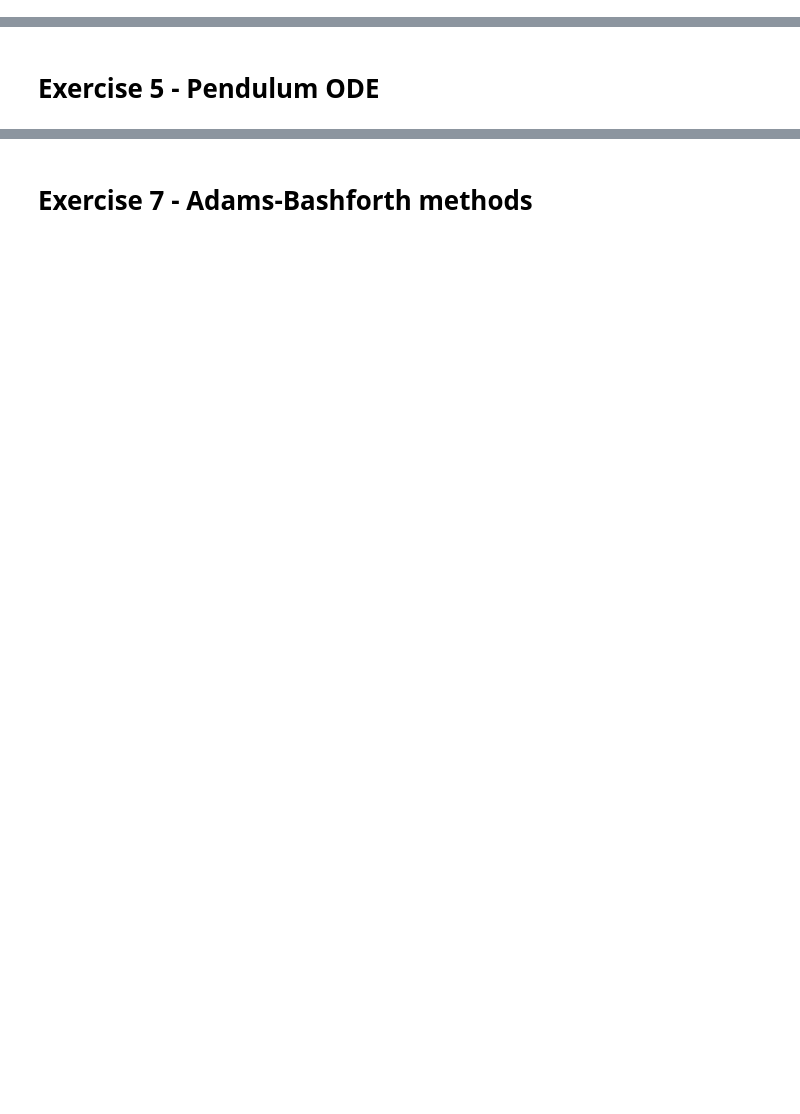
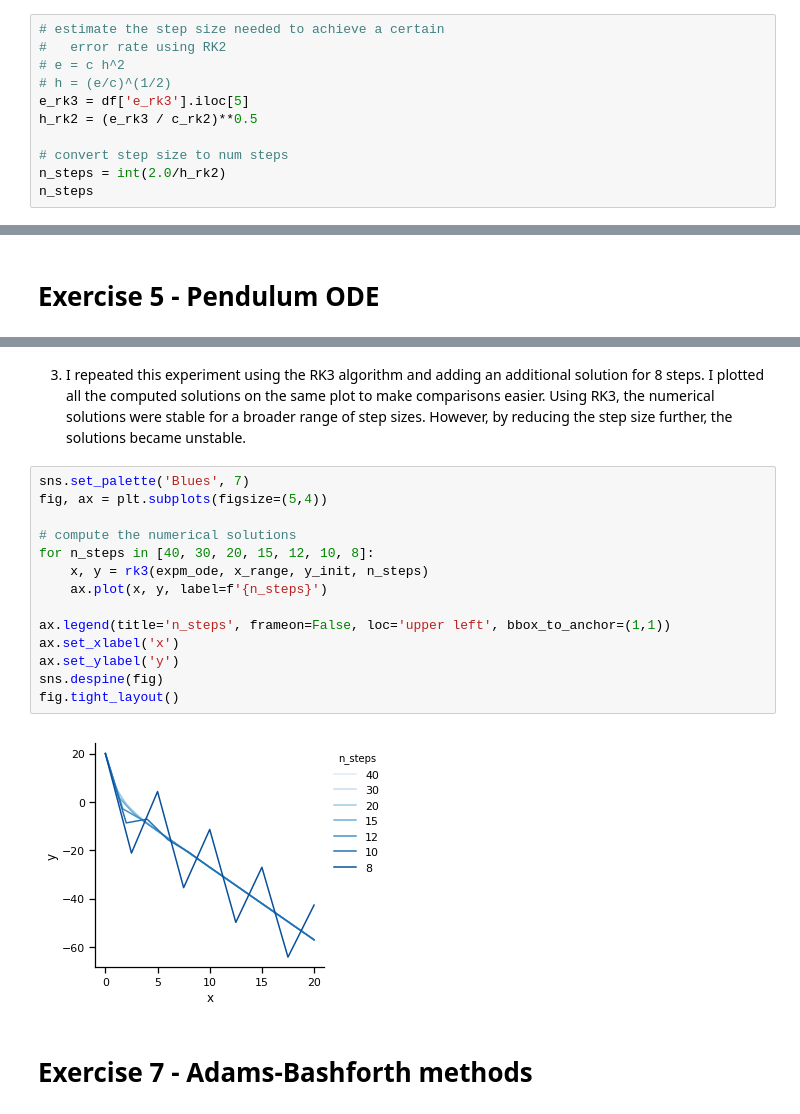
Before and after one commit to mattragoza/MATH2071, a Jupyter notebook: lab-2/explicit_ODE_methods.ipynb, the cells around one changed output, grey strips where cells are left out. Cells and saved outputs as stored; diff of their text form; blank space fills up the shorter version.

```diff
--- a/lab-2/explicit_ODE_methods.ipynb
+++ b/lab-2/explicit_ODE_methods.ipynb
@@ -422,0 +404,11 @@ df[['n_steps', 'step_size', 'e_rk2', 'e_rk3']]
+# %%
+# estimate the step size needed to achieve a certain
+#   error rate using RK2
+# e = c h^2
+# h = (e/c)^(1/2)
+e_rk3 = df['e_rk3'].iloc[5]
+h_rk2 = (e_rk3 / c_rk2)**0.5
+
+# convert step size to num steps
+n_steps = int(2.0/h_rk2)
+n_steps
@@ -454,2 +582,20 @@ array([-2.59399855])
+# %% [markdown]
+3. I repeated this experiment using the RK3 algorithm and adding an additional solution for 8 steps. I plotted all the computed solutions on the same plot to make comparisons easier. Using RK3, the numerical solutions were stable for a broader range of step sizes. However, by reducing the step size further, the solutions became unstable.
+# %%
+sns.set_palette('Blues', 7)
+fig, ax = plt.subplots(figsize=(5,4))
+
+# compute the numerical solutions
+for n_steps in [40, 30, 20, 15, 12, 10, 8]:
+    x, y = rk3(expm_ode, x_range, y_init, n_steps)
+    ax.plot(x, y, label=f'{n_steps}')
+
+ax.legend(title='n_steps', frameon=False, loc='upper left', bbox_to_anchor=(1,1))
+ax.set_xlabel('x')
+ax.set_ylabel('y')
+sns.despine(fig)
+fig.tight_layout()
+# %% [output]
+[figure, added]
 # %% [markdown]
 # Exercise 7 - Adams-Bashforth methods
```
Also changed, not shown: parts of 69 cells of this notebook.
